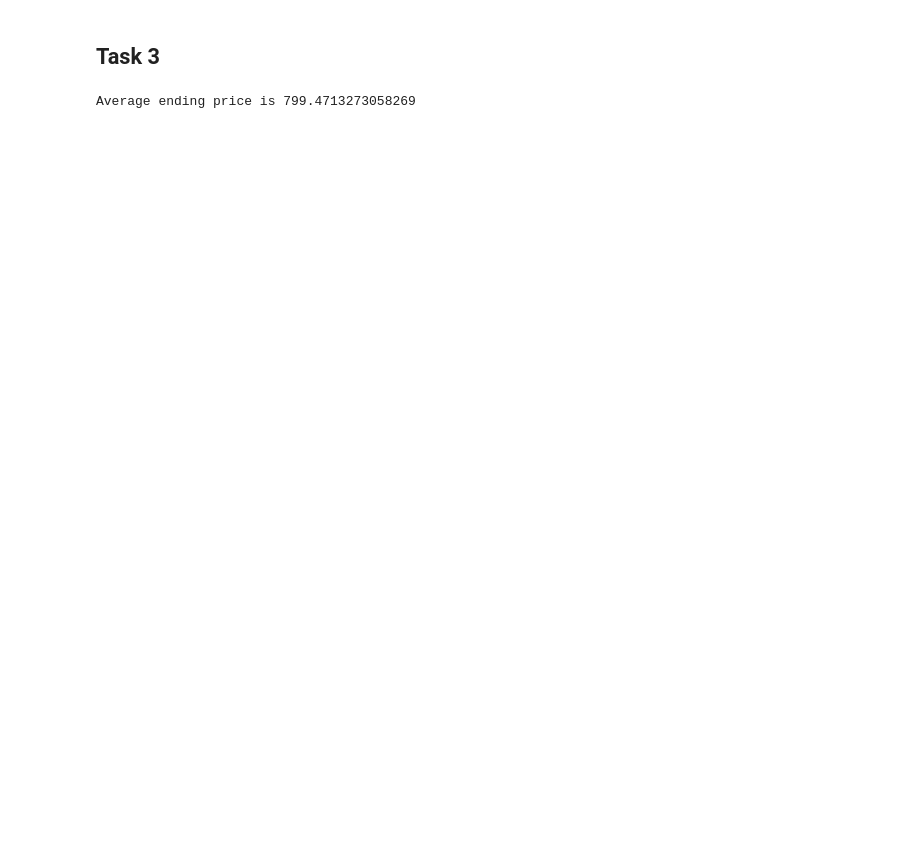
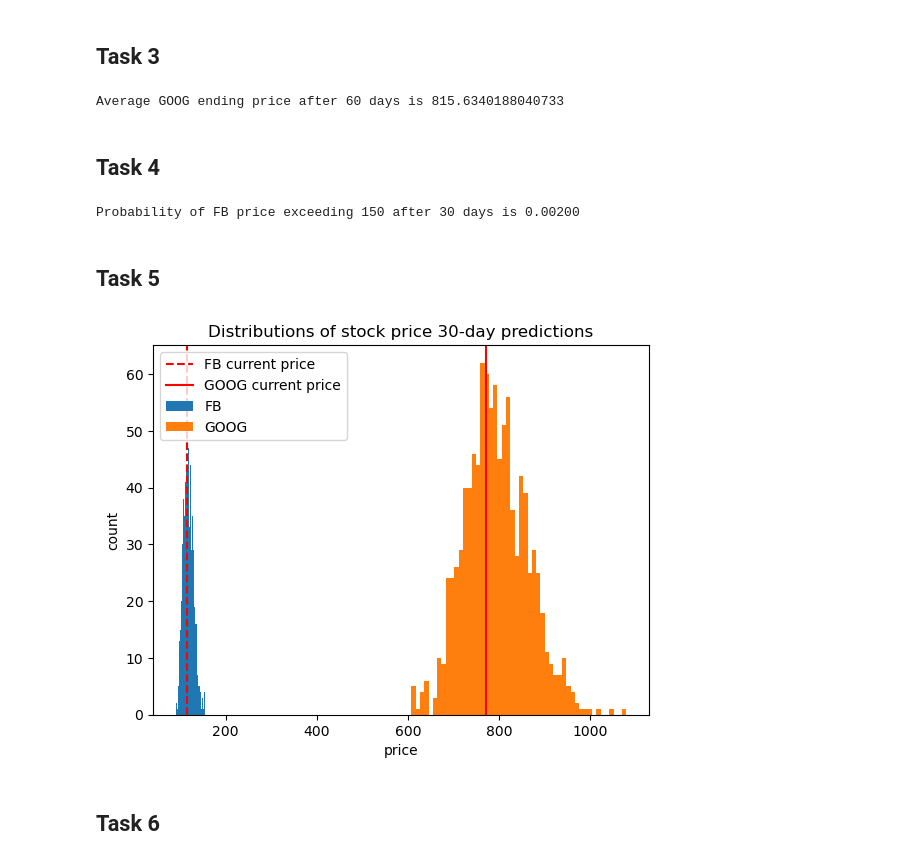
Before and after one commit to kubek22/MOA, a Jupyter notebook: project3/project3.ipynb, the cells around one changed output. Drawn from its saved outputs; the diff is of its cells as text; code cells hidden in the pictures; blank space fills up the shorter version.

```diff
--- a/project3/project3.ipynb
+++ b/project3/project3.ipynb
@@ -114,10 +183,4 @@ plt.show()
 # %%
-def predict_price(mean, std, days, last_price):
-    returns_pred = np.random.normal(loc=mean, scale=std, size=days)
-    returns_cum = np.cumsum(returns_pred)
-    price_pred = last_price + returns_cum
-    return price_pred
-
 days = 60
 n = 1000
 goog_last_price = df["GOOG"].iloc[-1]
@@ -130,6 +193,66 @@ for i in range(n):
 
 avg_price = exp_sum / n
 
-print(f"Average ending price is {avg_price}")
+print(f"Average GOOG ending price after {days} days is {avg_price}")
 # %% [output]
-Average ending price is 799.4713273058269
+Average GOOG ending price after 60 days is 815.6340188040733
+# %% [markdown]
+## Task 4
+# %%
+days = 30
+n = 1000
+fb_last_price = df["FB"].iloc[-1]
+exceed_count = 0
+
+EXCEED_THRESHOLD = 150
+
+for i in range(n):
+    preds = predict_price(fb_daily_mean, fb_daily_std, days, fb_last_price)
+    pred = preds[-1]
+    if pred > EXCEED_THRESHOLD:
+        exceed_count += 1
+
+exceed_prob = exceed_count / n
+
+print(f"Probability of FB price exceeding {EXCEED_THRESHOLD} after {days} days is {exceed_prob:.5f}")
+# %% [output]
+Probability of FB price exceeding 150 after 30 days is 0.00200
+# %% [markdown]
+## Task 5
+# %%
+days = 30
+n = 1000
+
+goog_last_price = df["GOOG"].iloc[-1]
+goog_preds = []
+
+for i in range(n):
+    preds = predict_price(goog_daily_mean, goog_daily_std, days, goog_last_price)
+    pred = preds[-1]
+    goog_preds.append(pred)
+
+
+fb_last_price = df["FB"].iloc[-1]
+fb_preds = []
+
+for i in range(n):
+    preds = predict_price(fb_daily_mean, fb_daily_std, days, fb_last_price)
+    pred = preds[-1]
+    fb_preds.append(pred)
+
+plt.hist(fb_preds, bins=50)
+plt.hist(goog_preds, bins=50)
+plt.axline((fb_last_price, 0), (fb_last_price, 1), color="red", linestyle="--")
+plt.axline((goog_last_price, 0), (goog_last_price, 1), color="red", linestyle="-")
+plt.legend(["FB current price", "GOOG current price", "FB", "GOOG"])
+plt.xlabel("price")
+plt.ylabel("count")
+plt.title(f"Distributions of stock price {days}-day predictions")
+plt.show()
+
+# higher volatility - GOOG
+# potential upside - GOOG
+# %% [output]
+[figure, added]
+# %% [markdown]
+## Task 6
```
Also changed, not shown: parts of 18 cells of this notebook.
